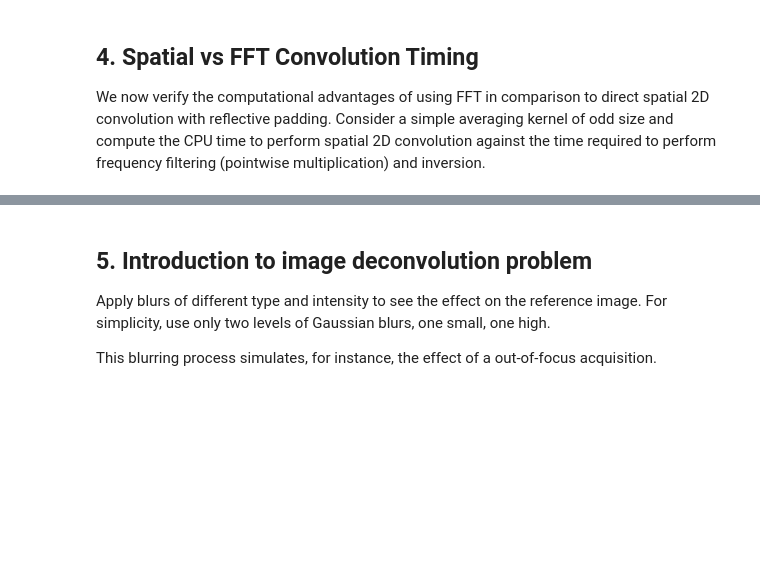
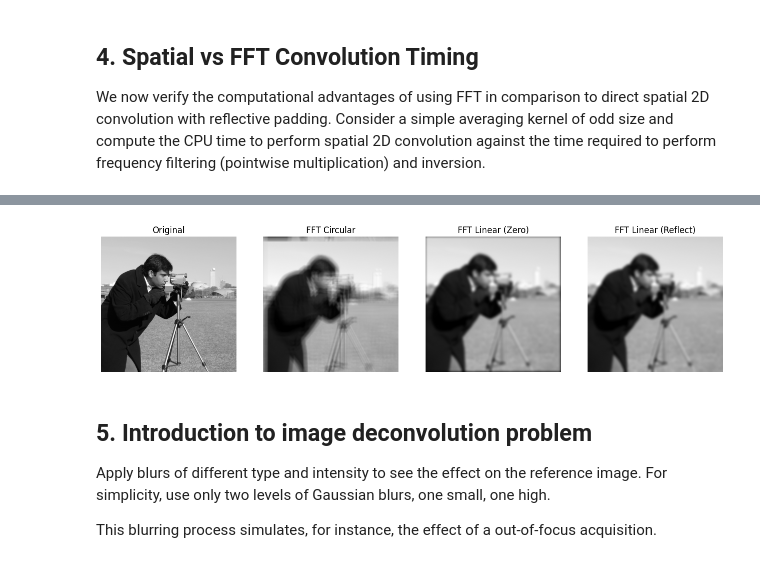
Before and after one commit to mariomine88/Unige_code, a Jupyter notebook: Master/First/DSP/lab 3 - Frequency filtering, Fourier transform and deconvolution/DSIP_lab3.ipynb, the cells around one changed output, grey strips where cells are left out. Saved outputs shown, nothing was run; the diff lists cells and outputs as text; code cells hidden in the pictures; blank space fills up the shorter version.

```diff
--- a/Master/First/DSP/lab 3 - Frequency filtering, Fourier transform and deconvolution/DSIP_lab3.ipynb
+++ b/Master/First/DSP/lab 3 - Frequency filtering, Fourier transform and deconvolution/DSIP_lab3.ipynb
@@ -307,53 +324,55 @@ sigma = 5.0
 k = gaussian_kernel(k_size, sigma)
 
 # Complete, fix the padding size (making sure it's an integer number)
-pad=...
+pad= k_size // 2
 
 # Common FFT-based linear convolution with padding (zero or reflect)
 
 def fft_linear_convolve(img, kernel, pad, mode):
     # pad image
     if mode == 'constant': # Complete, impose zero padding
-        img_pad = np.pad(img, pad_width=..., mode='constant', constant_values=...)
+        img_pad = np.pad(img, pad_width=pad, mode='constant', constant_values=0)
     elif mode == 'reflect':
-        img_pad = np.pad(img, pad_width=..., mode='reflect')
+        img_pad = np.pad(img, pad_width=pad, mode='reflect')
     # center-place kernel into padded shape, then ifftshift before FFT
     kr, kc = kernel.shape
     ar_shape = img_pad.shape
     ker_centered = np.zeros(ar_shape, dtype=kernel.dtype)
     # Here we center the kernel in the padded array. To do so, compute the starting row and column
     # This is needed to align the kernel correctly with the padded image for using convolution theorem
     # Complete
-    r0 = ...
-    c0 = ...
+    r0 = (ar_shape[0] - kr) // 2
+    c0 = (ar_shape[1] - kc) // 2
     # Here you place the kernel into the centered position
     # Complete
-    ker_centered[..., ...] = kernel
+    ker_centered[r0:r0+kr, c0:c0+kc] = kernel
     ker_shifted = fftpack.ifftshift(ker_centered)
     # FFT multiply and inverse
     F_img = fftpack.fft2(img_pad)
     F_k = fftpack.fft2(ker_shifted)
     out_full = np.real(fftpack.ifft2(F_img * F_k))
     # center crop back to original size
     # Complete
-    return out_full[..., ...]
+    return out_full[pad:-pad, pad:-pad]
 
 # FFT circular convolution (wrap-around expected)
 F_img = fftpack.fft2(img)
 F_k = fftpack.fft2(fftpack.ifftshift(k), img.shape)  # center PSF
 circ = np.real(fftpack.ifft2(F_img * F_k))
 
 # SAME FFT routine for zero and reflect padding
 lin_zero_fft = fft_linear_convolve(img, k, pad=pad, mode='constant')
 lin_reflect_fft = fft_linear_convolve(img, k, pad=pad, mode='reflect')
 
 # Show results
 fig, axes = plt.subplots(1, 4, figsize=(16, 4))
 axes[0].imshow(img, cmap='gray'); axes[0].set_title('Original'); axes[0].axis('off')
 axes[1].imshow(circ, cmap='gray'); axes[1].set_title('FFT Circular'); axes[1].axis('off')
 axes[2].imshow(lin_zero_fft, cmap='gray'); axes[2].set_title('FFT Linear (Zero)'); axes[2].axis('off')
 axes[3].imshow(lin_reflect_fft, cmap='gray'); axes[3].set_title('FFT Linear (Reflect)'); axes[3].axis('off')
 plt.show()
+# %% [output]
+[figure, added]
 # %% [markdown]
 ## 5. Introduction to image deconvolution problem
 Apply blurs of different type and intensity to see the effect on the reference image.
```
Also changed, not shown: parts of 12 cells of this notebook.
